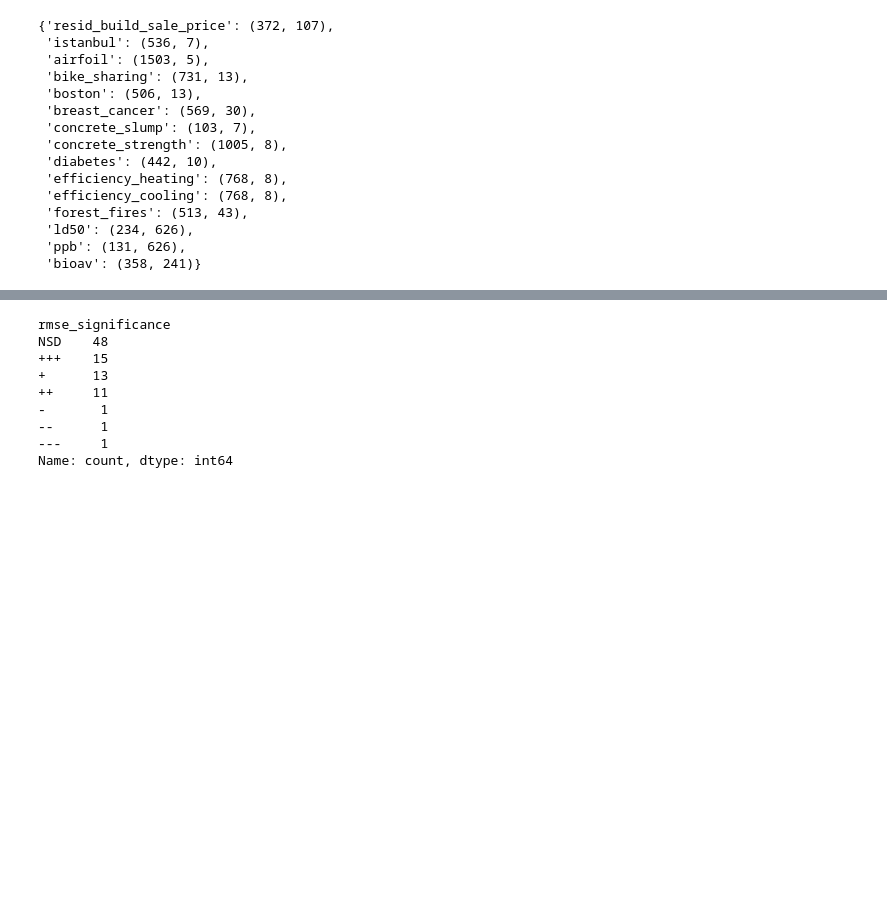
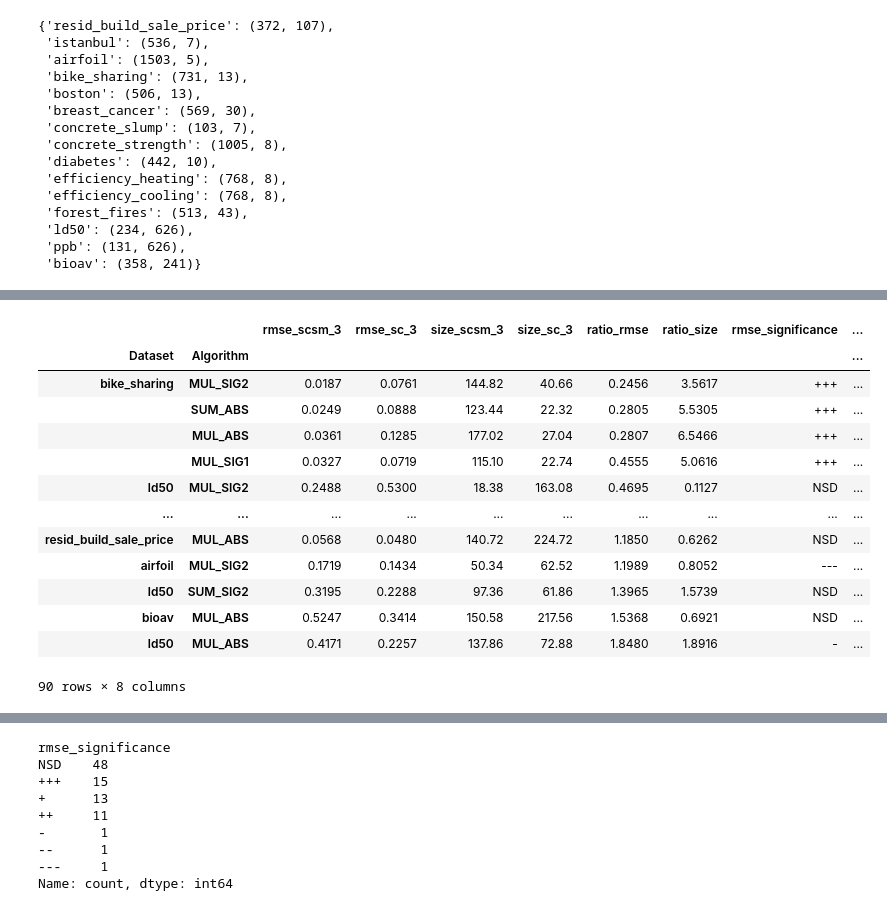
Before and after one commit to amarmate/SLIM-TEST-LITE, a Jupyter notebook: results.ipynb, the cells around one changed output, grey strips where cells are left out. Saved outputs shown, nothing was run; the diff lists cells and outputs as text; code cells hidden in the pictures; blank space fills up the shorter version.

```diff
--- a/results.ipynb
+++ b/results.ipynb
@@ -353,3 +309,21 @@ def _means_df_best(df_rmse,
         return None
 
     return best_df.sort_values('ratio_rmse')
+# %%
+means_df(prefixes=['scsm_3', 'sc_3'],
+         best=False, rmse_compare=False, decimals=4, table=False)
+# %% [output]
+|  |  | rmse_scsm_3 | rmse_sc_3 | size_scsm_3 | size_sc_3 | ratio_rmse | ratio_size | rmse_significance | ... |
+| Dataset | Algorithm |  |  |  |  |  |  |  | ... |
+| bike_sharing | MUL_SIG2 | 0.0187 | 0.0761 | 144.82 | 40.66 | 0.2456 | 3.5617 | +++ | ... |
+|  | SUM_ABS | 0.0249 | 0.0888 | 123.44 | 22.32 | 0.2805 | 5.5305 | +++ | ... |
+|  | MUL_ABS | 0.0361 | 0.1285 | 177.02 | 27.04 | 0.2807 | 6.5466 | +++ | ... |
+|  | MUL_SIG1 | 0.0327 | 0.0719 | 115.10 | 22.74 | 0.4555 | 5.0616 | +++ | ... |
+| ld50 | MUL_SIG2 | 0.2488 | 0.5300 | 18.38 | 163.08 | 0.4695 | 0.1127 | NSD | ... |
+| ... | ... | ... | ... | ... | ... | ... | ... | ... | ... |
+| resid_build_sale_price | MUL_ABS | 0.0568 | 0.0480 | 140.72 | 224.72 | 1.1850 | 0.6262 | NSD | ... |
+| airfoil | MUL_SIG2 | 0.1719 | 0.1434 | 50.34 | 62.52 | 1.1989 | 0.8052 | --- | ... |
+| ld50 | SUM_SIG2 | 0.3195 | 0.2288 | 97.36 | 61.86 | 1.3965 | 1.5739 | NSD | ... |
+| bioav | MUL_ABS | 0.5247 | 0.3414 | 150.58 | 217.56 | 1.5368 | 0.6921 | NSD | ... |
+| ld50 | MUL_ABS | 0.4171 | 0.2257 | 137.86 | 72.88 | 1.8480 | 1.8916 | - | ... |
+90 rows × 8 columns
```
Also changed, not shown: parts of 4 cells of this notebook, 1 other file.
